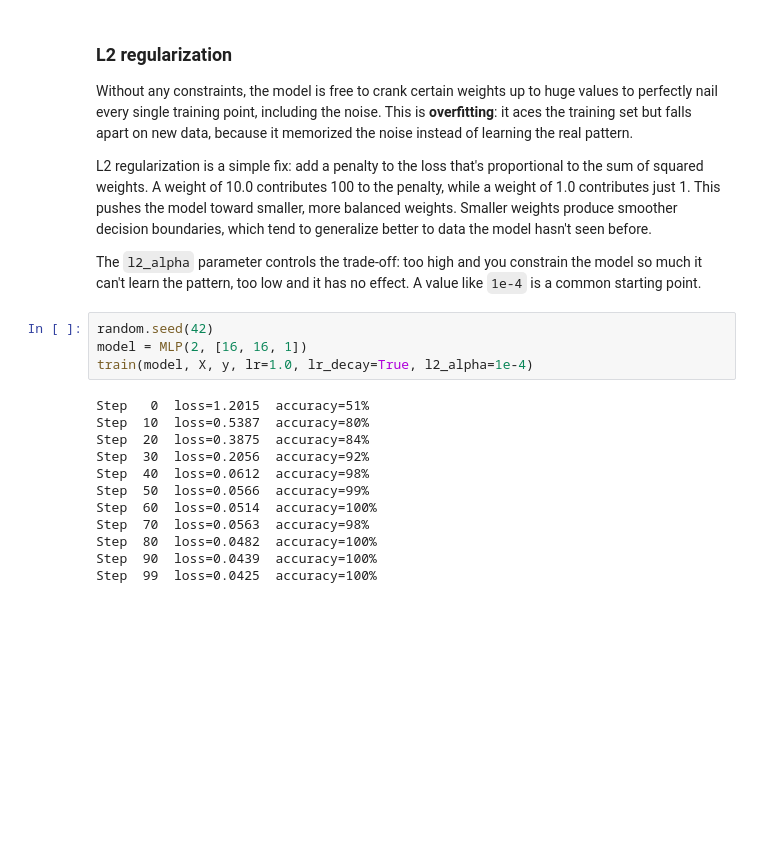
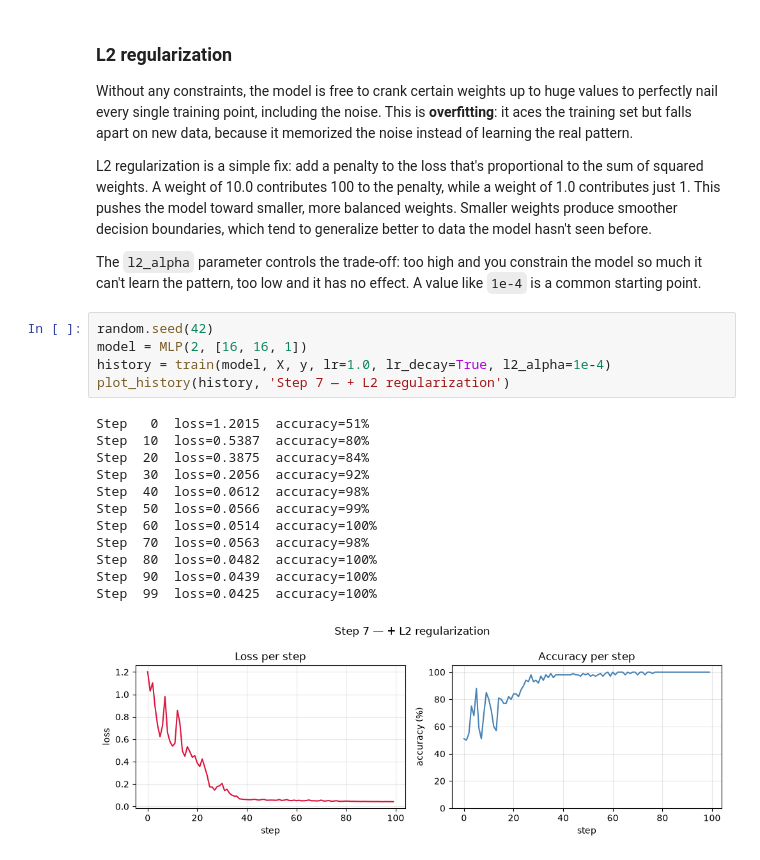
Before and after one commit to ehtb/study, a Jupyter notebook: neural_net/notebook.ipynb, the cells around one changed output. Drawn from its saved outputs; the diff is of its cells as text; blank space fills up the shorter version.

```diff
--- a/neural_net/notebook.ipynb
+++ b/neural_net/notebook.ipynb
@@ -627,19 +703,21 @@ The `l2_alpha` parameter controls the trade-off: too high and you constrain the
 # %%
 random.seed(42)
 model = MLP(2, [16, 16, 1])
-train(model, X, y, lr=1.0, lr_decay=True, l2_alpha=1e-4)
+history = train(model, X, y, lr=1.0, lr_decay=True, l2_alpha=1e-4)
+plot_history(history, 'Step 7 — + L2 regularization')
 # %% [output]
 Step   0  loss=1.2015  accuracy=51%
 Step  10  loss=0.5387  accuracy=80%
 Step  20  loss=0.3875  accuracy=84%
 Step  30  loss=0.2056  accuracy=92%
 Step  40  loss=0.0612  accuracy=98%
 Step  50  loss=0.0566  accuracy=99%
 Step  60  loss=0.0514  accuracy=100%
 Step  70  loss=0.0563  accuracy=98%
 Step  80  loss=0.0482  accuracy=100%
 Step  90  loss=0.0439  accuracy=100%
 Step  99  loss=0.0425  accuracy=100%
+[figure, added]
 # %% [markdown]
 ### Mini-batch training
 
```
Also changed, not shown: parts of 18 cells of this notebook, 2 other files.
